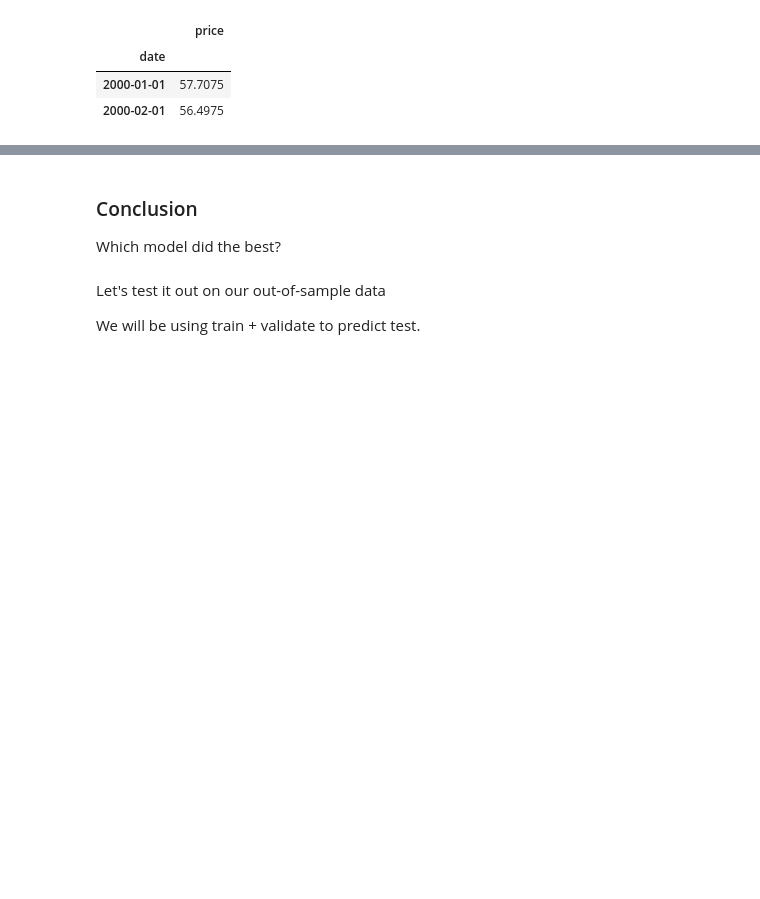
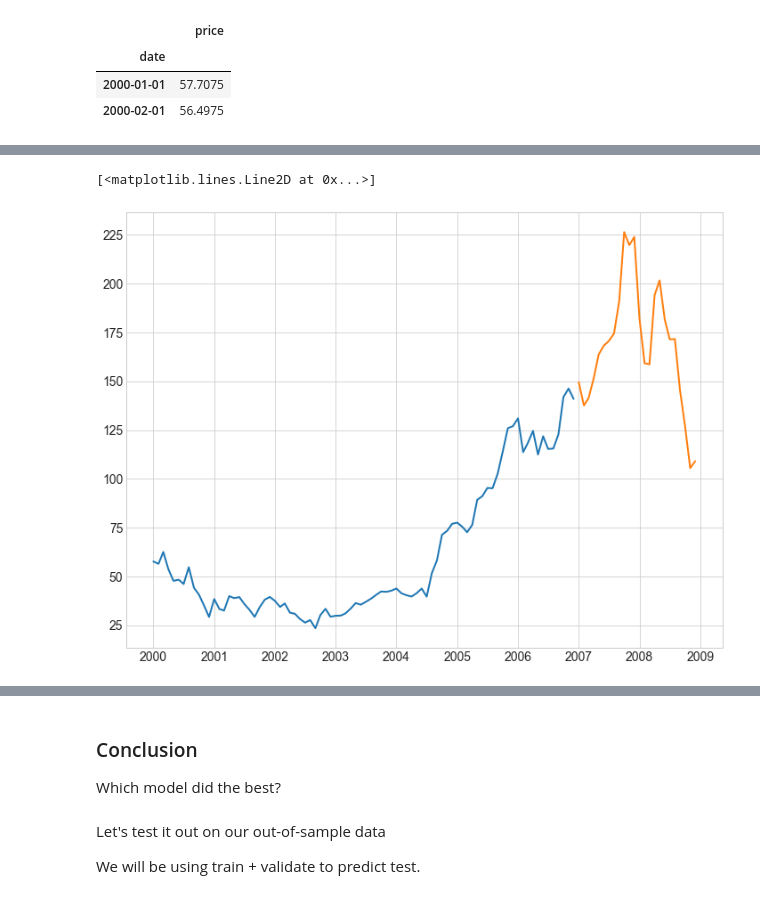
Before and after one commit to KwameTaylor/time-series-exercises, a Jupyter notebook: modeling-lesson-with-stock-data.ipynb, the cells around one changed output, grey strips where cells are left out. Saved outputs shown, nothing was run; the diff lists cells and outputs as text; code cells hidden in the pictures; blank space fills up the shorter version.

```diff
--- a/modeling-lesson-with-stock-data.ipynb
+++ b/modeling-lesson-with-stock-data.ipynb
@@ -19,8 +19,8 @@ import statsmodels.api as sm
 from statsmodels.tsa.api import Holt
 
 # default viz settings
-plt.rc('figure', figsize=(14, 11))
-plt.rc('font', size=15)
+plt.rc('figure', figsize=(12, 9))
+plt.rc('font', size=14)
 plt.rc('lines', linewidth=2, c='m')
 plt.style.use('seaborn-whitegrid')
 # %% [markdown]
@@ -686,0 +693,4 @@ dtype: int64
+# %%
+IBM = IBM.rename(columns={"price": "y"})
+IBM = IBM.rename_axis('ds')
+IBM.head(2)
@@ -686,0 +728,10 @@ dtype: int64
+# %%
+train = IBM[:'2006']
+validate = IBM['2007':'2008']
+test = IBM['2009':]
+
+print(train.shape)
+print(validate.shape)
+print(test.shape)
+
+train.head(2)
@@ -686,0 +749,7 @@ dtype: int64
+# %%
+# verify train and validate dates by plotting
+plt.plot(train)
+plt.plot(validate)
+# %% [output]
+[<matplotlib.lines.Line2D at 0x...>]
+[figure, added]
```
Also changed, not shown: parts of 37 cells of this notebook.
